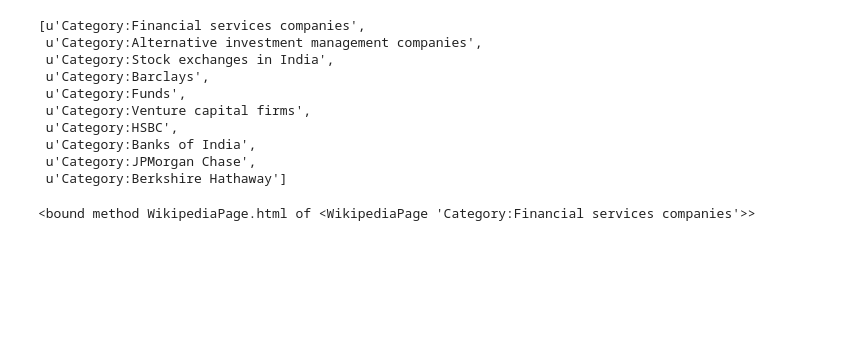
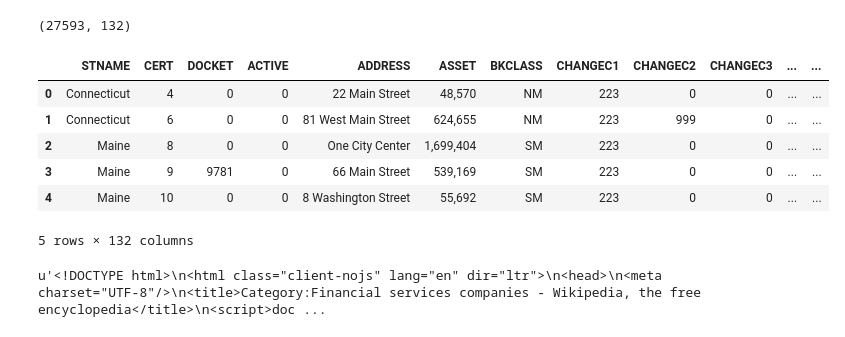
Before and after one commit to fallonfarmer/CFPB_complaints_public, a Jupyter notebook: Financial_Companies_Types.ipynb, the cells around one changed output. Drawn from its saved outputs; the diff is of its cells as text; code cells hidden in the pictures; blank space fills up the shorter version.

Commit message:
Develop data for matching institutions to institution type

```diff
--- a/Financial_Companies_Types.ipynb
+++ b/Financial_Companies_Types.ipynb
@@ -5,13 +7,0 @@ import wikipedia
-# %%
-wikipedia.search('Category:Financial services companies')
-# %% [output]
-[u'Category:Financial services companies',
- u'Category:Alternative investment management companies',
- u'Category:Stock exchanges in India',
- u'Category:Barclays',
- u'Category:Funds',
- u'Category:Venture capital firms',
- u'Category:HSBC',
- u'Category:Banks of India',
- u'Category:JPMorgan Chase',
- u'Category:Berkshire Hathaway']
@@ -20,4 +7,0 @@ fin_serv_comp = wikipedia.page('Category:Financial services companies')
-# %%
-print fin_serv_comp.html
-# %% [output]
-<bound method WikipediaPage.html of <WikipediaPage 'Category:Financial services companies'>>
@@ -23,0 +12,24 @@ print fin_serv_comp.html
+# %%
+# import FDIC institution list - depository organizations
+dep_inst = pd.read_csv('INSTITUTIONS2.CSV')
+
+print dep_inst.shape
+dep_inst.head()
+# %% [output]
+(27593, 132)
+|  | STNAME | CERT | DOCKET | ACTIVE | ADDRESS | ASSET | BKCLASS | CHANGEC1 | CHANGEC2 | CHANGEC3 | ... | ... |
+| 0 | Connecticut | 4 | 0 | 0 | 22 Main Street | 48,570 | NM | 223 | 0 | 0 | ... | ... |
+| 1 | Connecticut | 6 | 0 | 0 | 81 West Main Street | 624,655 | NM | 223 | 999 | 0 | ... | ... |
+| 2 | Maine | 8 | 0 | 0 | One City Center | 1,699,404 | SM | 223 | 0 | 0 | ... | ... |
+| 3 | Maine | 9 | 9781 | 0 | 66 Main Street | 539,169 | SM | 223 | 0 | 0 | ... | ... |
+| 4 | Maine | 10 | 0 | 0 | 8 Washington Street | 55,692 | SM | 223 | 0 | 0 | ... | ... |
+5 rows × 132 columns
+# %%
+# use requests to grab page via url
+url = 'https://en.wikipedia.org/wiki/Category:Financial_services_companies'
+r = requests.get(url)
+
+# store html for parsing via soup
+html = r.text
+# %% [output]
+u'<!DOCTYPE html>\n<html class="client-nojs" lang="en" dir="ltr">\n<head>\n<meta charset="UTF-8"/>\n<title>Category:Financial services companies - Wikipedia, the free encyclopedia</title>\n<script>doc ...
```
Also changed, not shown: parts of 6 cells of this notebook, 9 other files.
